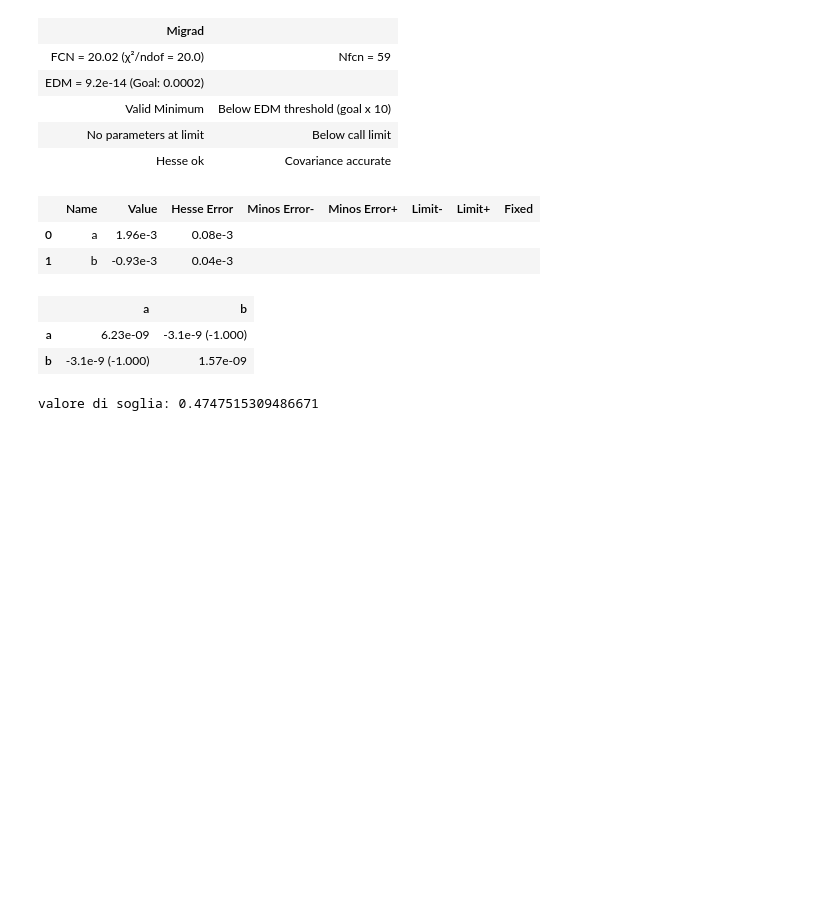
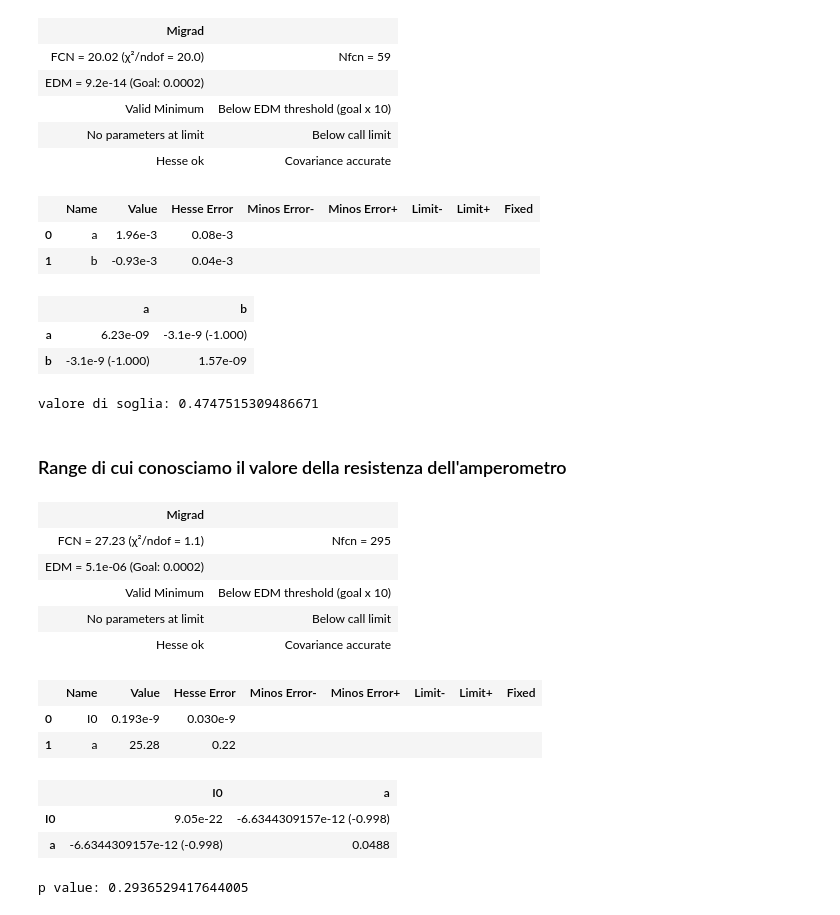
Before and after one commit to ARossiUnimib/Laboratorio-2---Gruppo-21-A.A.-2023-24, a Jupyter notebook: Notebooks/Circuiti 1/Circuiti_1.ipynb, the cells around one changed output. Drawn from its saved outputs; the diff is of its cells as text; code cells hidden in the pictures; blank space fills up the shorter version.

```diff
--- a/Notebooks/Circuiti 1/Circuiti_1.ipynb
+++ b/Notebooks/Circuiti 1/Circuiti_1.ipynb
@@ -933,3 +933,5 @@ print("valore di soglia: " + str(-m.values["b"]/m.values["a"]))
 | a | 6.23e-09 | -3.1e-9 (-1.000) |
 | b | -3.1e-9 (-1.000) | 1.57e-09 |
 valore di soglia: 0.4747515309486671
+# %% [markdown]
+### Range di cui conosciamo il valore della resistenza dell'amperometro
@@ -935,0 +948,31 @@ valore di soglia: 0.4747515309486671
+# %%
+def model(x, I0, a):
+    return I0 * (np.e**(a * x) - 1)
+
+minimi_quadrati = LeastSquares(V3, I3, I_err3perc, model)
+
+m = Minuit(minimi_quadrati, I0=10**(-12), a=20)
+
+m.migrad()
+m.hesse()
+display(m)
+
+def func(x):
+    return chi2.cdf(x,m.ndof)
+
+pvalue = func(np.inf) - func(m.fval)
+print("p value: " + str(pvalue))
+# %% [output]
+| Migrad |  |
+| FCN = 27.23 (χ²/ndof = 1.1) | Nfcn = 295 |
+| EDM = 5.1e-06 (Goal: 0.0002) |  |
+| Valid Minimum | Below EDM threshold (goal x 10) |
+| No parameters at limit | Below call limit |
+| Hesse ok | Covariance accurate |
+|  | Name | Value | Hesse Error | Minos Error- | Minos Error+ | Limit- | Limit+ | Fixed |
+| 0 | I0 | 0.193e-9 | 0.030e-9 |  |  |  |  |  |
+| 1 | a | 25.28 | 0.22 |  |  |  |  |  |
+|  | I0 | a |
+| I0 | 9.05e-22 | -6.6344309157e-12 (-0.998) |
+| a | -6.6344309157e-12 (-0.998) | 0.0488 |
+p value: 0.2936529417644005
```
Also changed, not shown: parts of 3 cells of this notebook.
